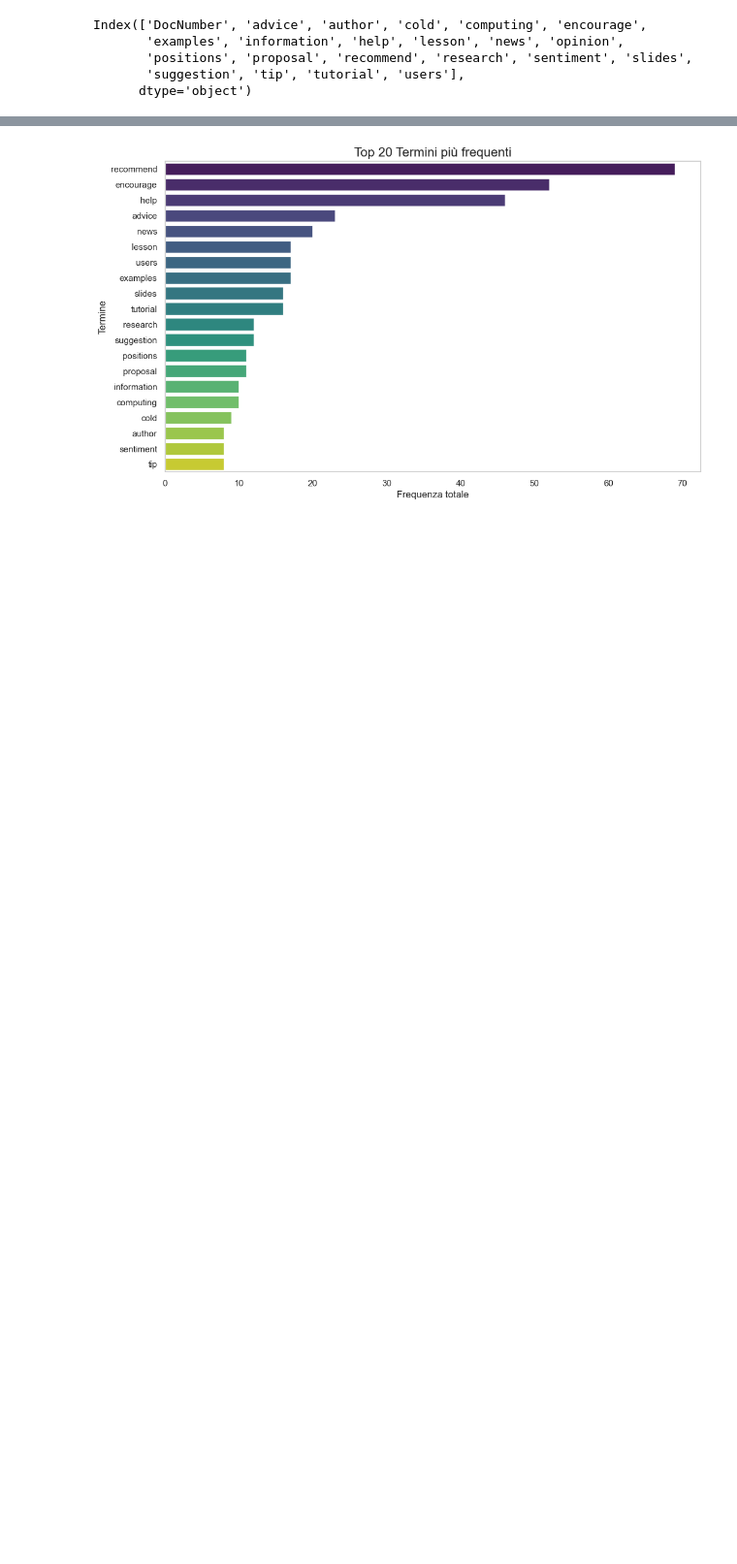
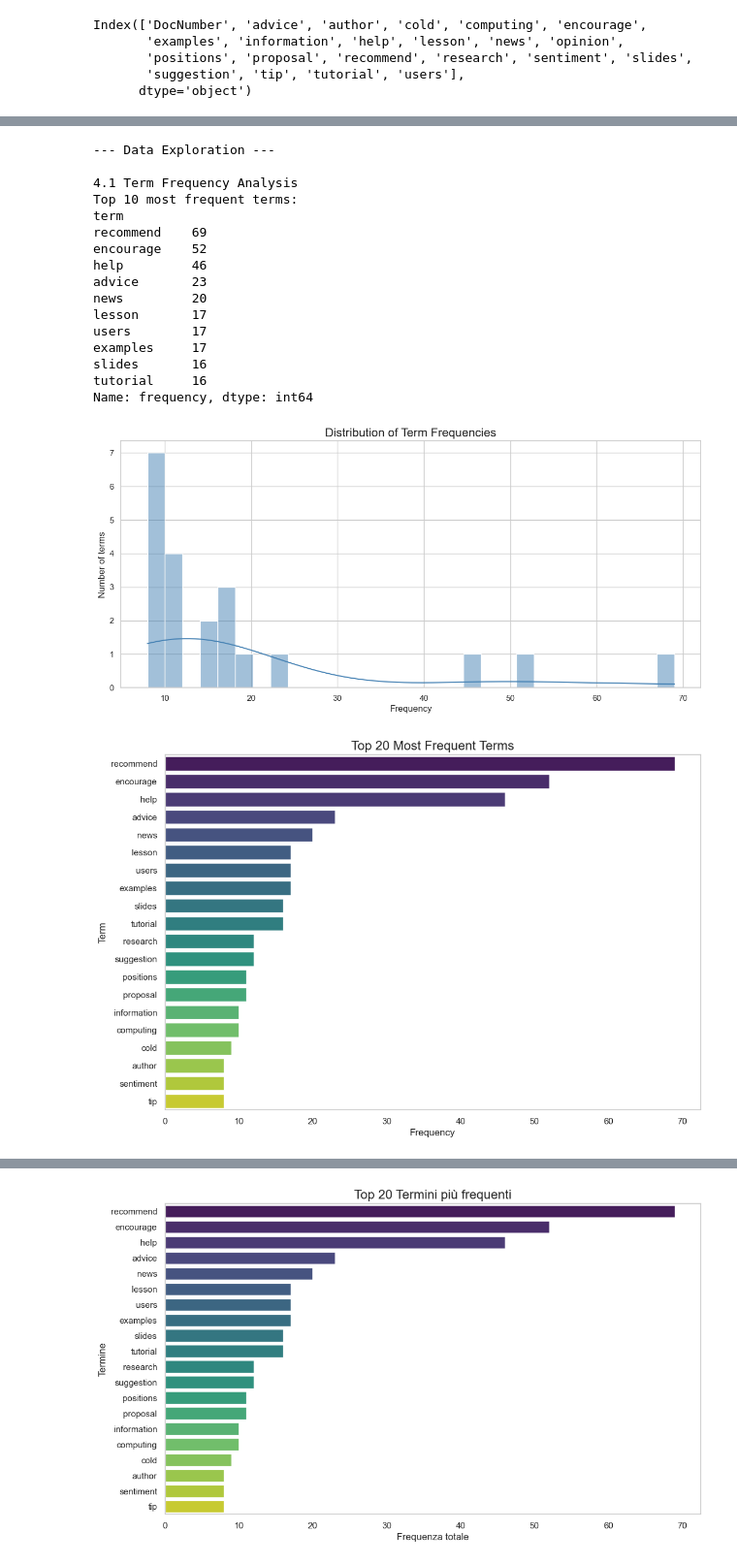
Before and after one commit to dami013/Terms, a Jupyter notebook: terms_link_analysis.ipynb, the cells around one changed output, grey strips where cells are left out. Shown: that part at 97% size. Saved outputs shown, nothing was run; the diff lists cells and outputs as text; code cells hidden in the pictures; blank space fills up the shorter version.

```diff
--- a/terms_link_analysis.ipynb
+++ b/terms_link_analysis.ipynb
@@ -22,7 +22,7 @@ from collections import Counter
 import warnings
 warnings.filterwarnings('ignore')
 
-sns.set(style="whitegrid")
+sns.set_style("whitegrid")
 plt.rcParams['figure.figsize'] = (12, 6)
 # %%
 print("Loading dataset...")
@@ -153,0 +118,51 @@ plt.show()
+# %%
+print("\n--- Data Exploration ---")
+
+# 4.1 Term frequency analysis
+print("\nTerm Frequency Analysis")
+# Calculate term frequencies across all documents
+term_freq = df_long.groupby('term')['frequency'].sum().sort_values(ascending=False)
+
+# Display top terms
+print("Top 10 most frequent terms:")
+print(term_freq.head(10))
+
+# Create histogram of term frequencies
+plt.figure(figsize=(14, 6))
+sns.histplot(term_freq, bins=30, kde=True, color='steelblue')
+plt.title('Distribution of Term Frequencies', fontsize=16)
+plt.xlabel('Frequency')
+plt.ylabel('Number of terms')
+plt.grid(True)
+plt.show()
+plt.close()
+
+# Create bar chart for top terms
+top_terms = term_freq.head(20)
+plt.figure(figsize=(12, 8))
+sns.barplot(x=top_terms.values, y=top_terms.index, palette='viridis')
+plt.title('Top 20 Most Frequent Terms', fontsize=16)
+plt.xlabel('Frequency')
+plt.ylabel('Term')
+plt.grid(axis='x')
+plt.show()
+plt.close()
+# %% [output]
+--- Data Exploration ---
+
+4.1 Term Frequency Analysis
+Top 10 most frequent terms:
+term
+recommend    69
+encourage    52
+help         46
+advice       23
+news         20
+lesson       17
+users        17
+examples     17
+slides       16
+tutorial     16
+Name: frequency, dtype: int64
+[figure, added]
+[figure, added]
```
Also changed, not shown: parts of 20 cells of this notebook.
